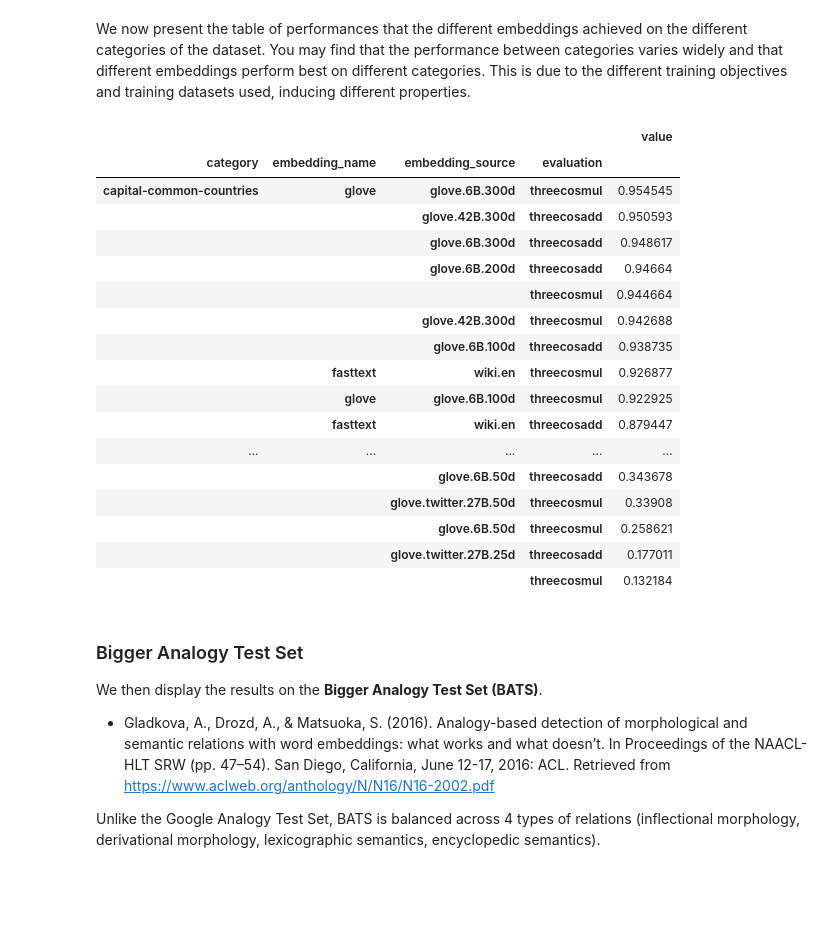
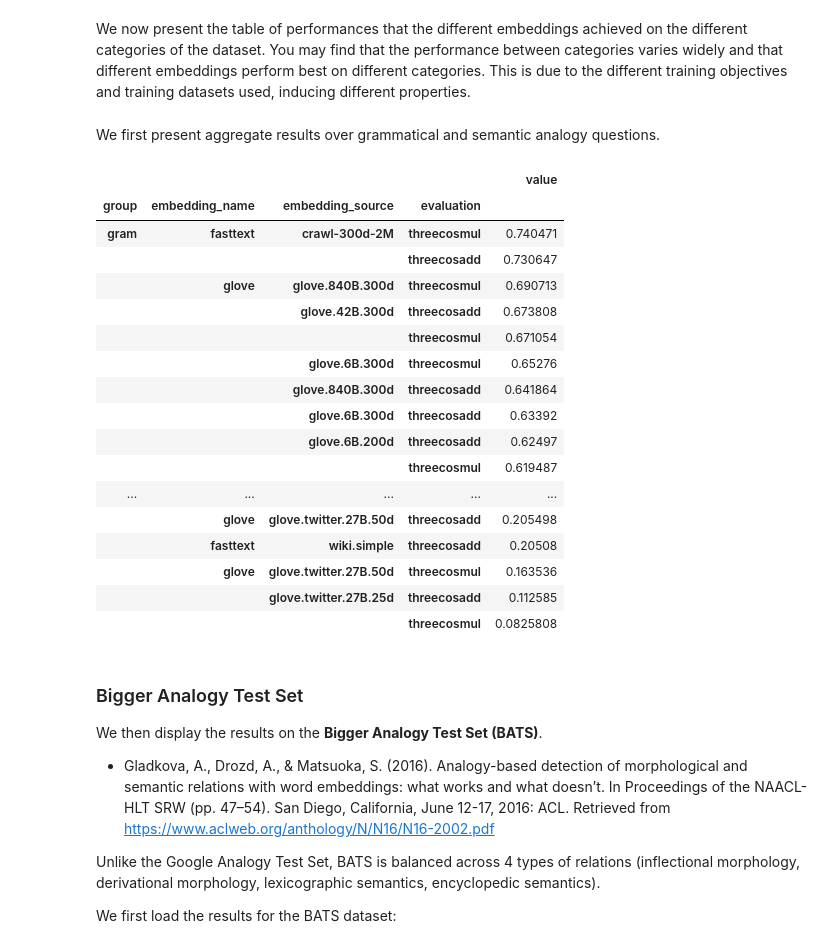
Before and after one commit to dmlc/gluon-nlp, a Jupyter notebook: docs/examples/word_embedding_evaluation.ipynb, the cells around one changed output. Drawn from its saved outputs; the diff is of its cells as text; code cells hidden in the pictures; blank space fills up the shorter version.

Commit message:
Add aggregate results

```diff
--- a/docs/examples/word_embedding_evaluation.ipynb
+++ b/docs/examples/word_embedding_evaluation.ipynb
@@ -343,30 +343,34 @@ dfa_google = dfa_google[dfa_google["embedding_source"].isin([
 ])]
 dfa_google["category"] = dfa_google["kwargs"].apply(json.loads).apply(lambda x: str(x['category']))
 dfa_google.drop("kwargs", axis=1, inplace=True)
-
-dfai = dfa_google.set_index(
-    ["category", "embedding_name", "embedding_source", "evaluation"])
-dfai = dfai.sort_values(by='value', ascending=False).sort_index(level=[0], sort_remaining=False)
-dfai.style.apply(get_multi_index_highlighter(levels=[0]))
-# %% [output]
-|  |  |  |  | value |
-| category | embedding_name | embedding_source | evaluation |  |
-| capital-common-countries | glove | glove.6B.300d | threecosmul | 0.954545 |
-|  |  | glove.42B.300d | threecosadd | 0.950593 |
-|  |  | glove.6B.300d | threecosadd | 0.948617 |
-|  |  | glove.6B.200d | threecosadd | 0.94664 |
-|  |  |  | threecosmul | 0.944664 |
-|  |  | glove.42B.300d | threecosmul | 0.942688 |
-|  |  | glove.6B.100d | threecosadd | 0.938735 |
-|  | fasttext | wiki.en | threecosmul | 0.926877 |
-|  | glove | glove.6B.100d | threecosmul | 0.922925 |
-|  | fasttext | wiki.en | threecosadd | 0.879447 |
-| ... | ... | ... | ... | ... |
-|  |  | glove.6B.50d | threecosadd | 0.343678 |
-|  |  | glove.twitter.27B.50d | threecosmul | 0.33908 |
-|  |  | glove.6B.50d | threecosmul | 0.258621 |
-|  |  | glove.twitter.27B.25d | threecosadd | 0.177011 |
-|  |  |  | threecosmul | 0.132184 |
+# %% [markdown]
+We first present aggregate results over grammatical and semantic analogy questions.
+# %%
+groups = dfa_google["category"].apply(lambda x: "gram" if x.startswith("gram") else "semantic")
+dfa_google_aggregate = dfa_google.drop("category", axis=1)
+dfa_google_aggregate["group"] = groups
+google_aggregate = dfa_google_aggregate.groupby(["group", "embedding_name", "embedding_source", "evaluation"]).mean()
+google_aggregate = google_aggregate.sort_values(by='value', ascending=False).sort_index(level=[0], sort_remaining=False)
+google_aggregate.style.apply(get_multi_index_highlighter(levels=[0]))
+# %% [output]
+|  |  |  |  | value |
+| group | embedding_name | embedding_source | evaluation |  |
+| gram | fasttext | crawl-300d-2M | threecosmul | 0.740471 |
+|  |  |  | threecosadd | 0.730647 |
+|  | glove | glove.840B.300d | threecosmul | 0.690713 |
+|  |  | glove.42B.300d | threecosadd | 0.673808 |
+|  |  |  | threecosmul | 0.671054 |
+|  |  | glove.6B.300d | threecosmul | 0.65276 |
+|  |  | glove.840B.300d | threecosadd | 0.641864 |
+|  |  | glove.6B.300d | threecosadd | 0.63392 |
+|  |  | glove.6B.200d | threecosadd | 0.62497 |
+|  |  |  | threecosmul | 0.619487 |
+| ... | ... | ... | ... | ... |
+|  | glove | glove.twitter.27B.50d | threecosadd | 0.205498 |
+|  | fasttext | wiki.simple | threecosadd | 0.20508 |
+|  | glove | glove.twitter.27B.50d | threecosmul | 0.163536 |
+|  |  | glove.twitter.27B.25d | threecosadd | 0.112585 |
+|  |  |  | threecosmul | 0.0825808 |
 # %% [markdown]
 ### Bigger Analogy Test Set
 We then display the results on the **Bigger Analogy Test Set (BATS)**.
@@ -379,6 +383,8 @@ We then display the results on the **Bigger Analogy Test Set (BATS)**.
 
 
 Unlike the Google Analogy Test Set, BATS is balanced across 4 types of relations (inflectional morphology, derivational morphology, lexicographic semantics, encyclopedic semantics).
+
+We first load the results for the BATS dataset:
 # %%
 dfa_bats = df[df["dataset"] == "BiggerAnalogyTestSet"].drop(["evaluation_type", "num_samples", "dataset"], axis=1)
 dfa_bats = dfa_bats[dfa_bats["embedding_source"].isin([
```
Also changed, not shown: parts of 8 cells of this notebook.
